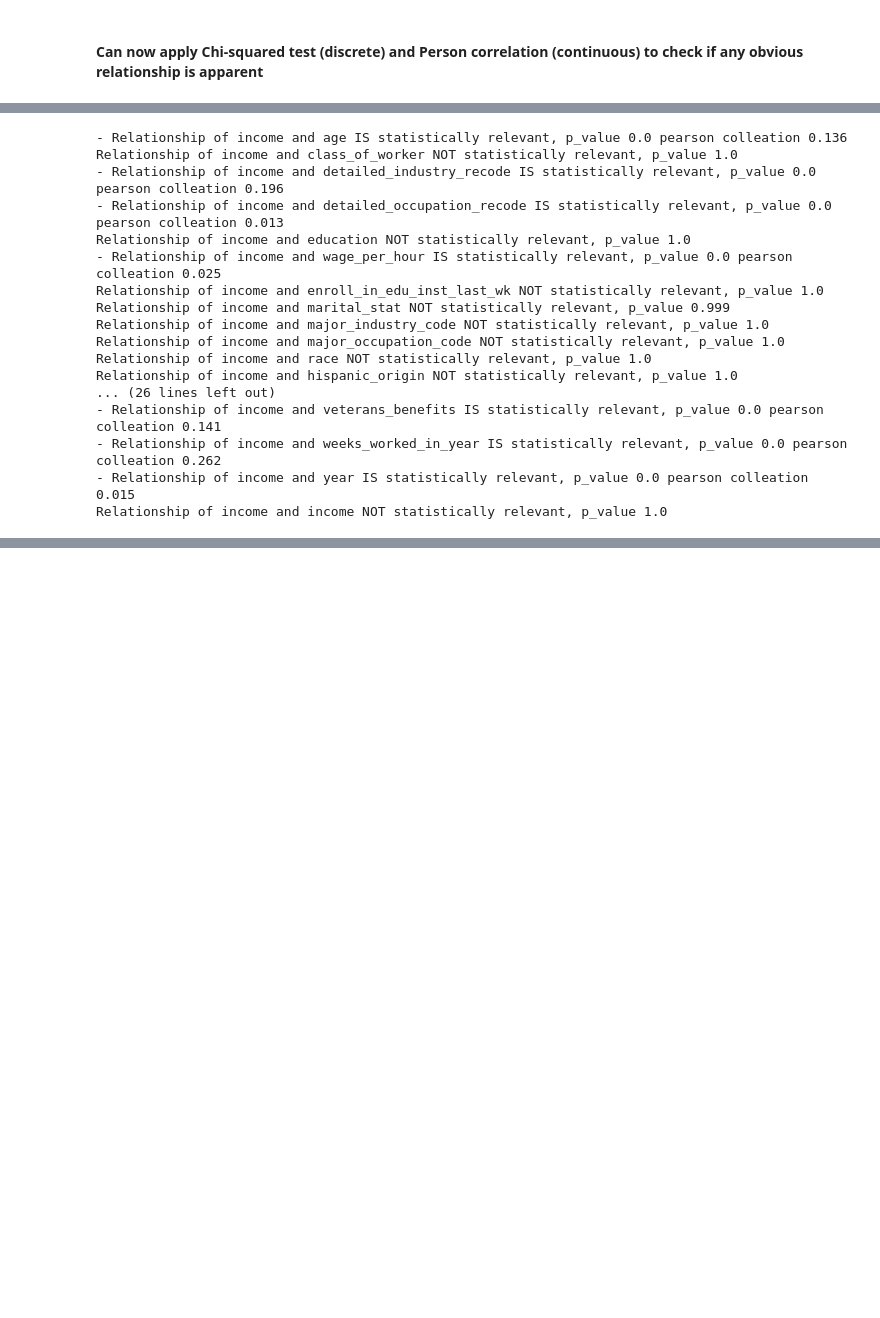
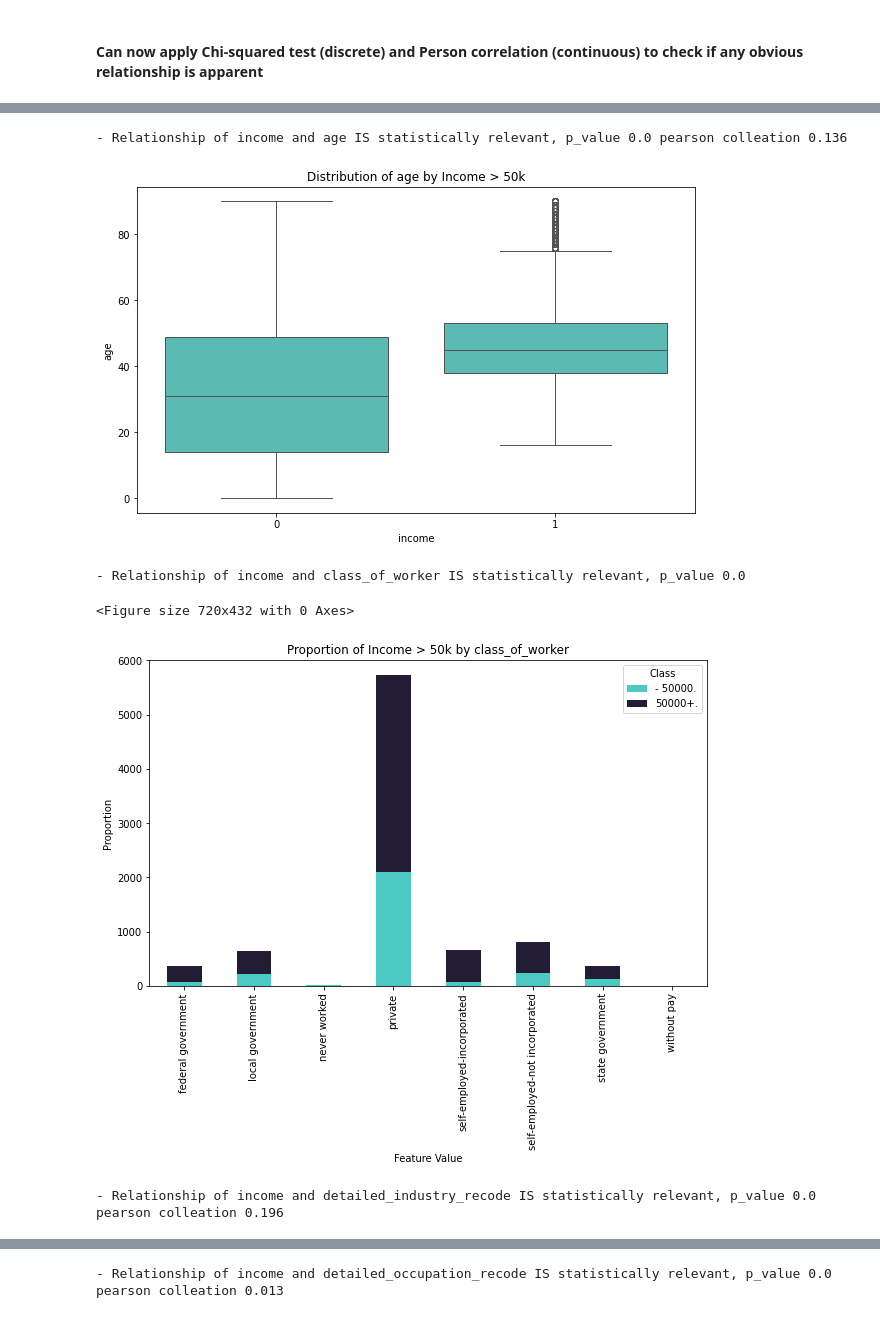
Before and after one commit to f-gibellini/census-analysis, a Jupyter notebook: jnb/eda.ipynb, the cells around one changed output, grey strips where cells are left out. Cells and saved outputs as stored; diff of their text form; code cells hidden in the pictures; blank space fills up the shorter version.

```diff
--- a/jnb/eda.ipynb
+++ b/jnb/eda.ipynb
@@ -127,0 +132,2 @@ for col in train_df.columns:
+# %%
+train_df['sample_weight'] = train_df.income.apply(lambda x:93 if (not '-' in x) else (7))
@@ -128,42 +151,62 @@ for col in train_df.columns:
 # %%
+%matplotlib inline
+plt.rcParams['figure.figsize'] = (10, 6)
+
+neg = train_df[train_df.income.str.contains('-')]
+pos = train_df[~train_df.income.str.contains('-')]
+n_times_chi2 = 20
+
 for col in train_df.columns:
-    # object columns use chi2
+
+    # object columns use chi2, sample multiple times balanced data to fix class imbalance
     if train_df[col].dtype == 'O':
-        cont_df = pd.crosstab(train_df[col], train_df[TARGET_NAME],
-                              normalize = 'columns')
+        p_value = 0
+        for i in range(n_times_chi2):
+            sample_pos = pos.sample(frac = 0.5)
+            sample_neg = neg.sample(len(sample_pos))
 
-        chi2, p_value, _, __ = chi2_contingency(cont_df)
+            cc_df = pd.concat([sample_pos, sample_neg])
+
+            cont_df = pd.crosstab(cc_df[col], cc_df[TARGET_NAME],
+                                  #normalize = 'index'
+                                 )
+
+            chi2, p_val, _, __ = chi2_contingency(cont_df)
+            p_value += p_val
+
+        p_value /= n_times_chi2
         if p_value > 0.05:
             print(f'Relationship of {TARGET_NAME} and {col} NOT statistically relevant, p_value {np.round(p_value,3)}')
         else:
             print(f'- Relationship of {TARGET_NAME} and {col} IS statistically relevant, p_value {np.round(p_value,3)}')
+            plt.figure(figsize=(10, 6))
+            cont_df.plot(kind='bar', stacked=True, color = COLORS)
+            plt.title(f'Proportion of Income > 50k by {col}')
+            plt.xlabel('Feature Value')
+            plt.ylabel('Proportion')
+            plt.legend(title='Class')
+            plt.show()
+
 
     # continuos columns use pearson r
     else:
 
         non_na = train_df.dropna(subset = [col])
         non_na[TARGET_NAME] = non_na[TARGET_NAME].apply(lambda x:0 if ('-' in x) else (1))
         r_v, p_value = pearsonr(non_na[col], non_na[TARGET_NAME])
 
         if p_value > 0.05:
             print(f'Relationship of {TARGET_NAME} and {col} NOT statistically relevant, p_value {np.round(p_value,3)} pearson colleation {np.round(r_v, 3)}')
         else:
             print(f'- Relationship of {TARGET_NAME} and {col} IS statistically relevant, p_value {np.round(p_value,3)} pearson colleation {np.round(r_v, 3)}')
+            plt.figure(figsize=(10, 6))
+            sns.boxplot(x=TARGET_NAME, y=col, data=non_na, color = COLORS[0])
+            plt.title(f'Distribution of {col} by Income > 50k')
+            plt.show()
 # %% [output]
 - Relationship of income and age IS statistically relevant, p_value 0.0 pearson colleation 0.136
-Relationship of income and class_of_worker NOT statistically relevant, p_value 1.0
-- Relationship of income and detailed_industry_recode IS statistically relevant, p_value 0.0 pearson colleation 0.196
-- Relationship of income and detailed_occupation_recode IS statistically relevant, p_value 0.0 pearson colleation 0.013
-Relationship of income and education NOT statistically relevant, p_value 1.0
-- Relationship of income and wage_per_hour IS statistically relevant, p_value 0.0 pearson colleation 0.025
-Relationship of income and enroll_in_edu_inst_last_wk NOT statistically relevant, p_value 1.0
-Relationship of income and marital_stat NOT statistically relevant, p_value 0.999
-Relationship of income and major_industry_code NOT statistically relevant, p_value 1.0
-Relationship of income and major_occupation_code NOT statistically relevant, p_value 1.0
-Relationship of income and race NOT statistically relevant, p_value 1.0
-Relationship of income and hispanic_origin NOT statistically relevant, p_value 1.0
-... (26 lines left out)
-- Relationship of income and veterans_benefits IS statistically relevant, p_value 0.0 pearson colleation 0.141
-- Relationship of income and weeks_worked_in_year IS statistically relevant, p_value 0.0 pearson colleation 0.262
-- Relationship of income and year IS statistically relevant, p_value 0.0 pearson colleation 0.015
-Relationship of income and income NOT statistically relevant, p_value 1.0
+[figure, added]
+- Relationship of income and class_of_worker IS statistically relevant, p_value 0.0
+<Figure size 720x432 with 0 Axes>
+[figure, added]
+- Relationship of income and detailed_industry_recode IS statistically relevant, p_value 0.0 pearson colleation 0.196
@@ -169,0 +214 @@ Relationship of income and income NOT statistically relevant, p_value 1.0
+- Relationship of income and detailed_occupation_recode IS statistically relevant, p_value 0.0 pearson colleation 0.013
```
Also changed, not shown: parts of 6 cells of this notebook, 10 other files.
